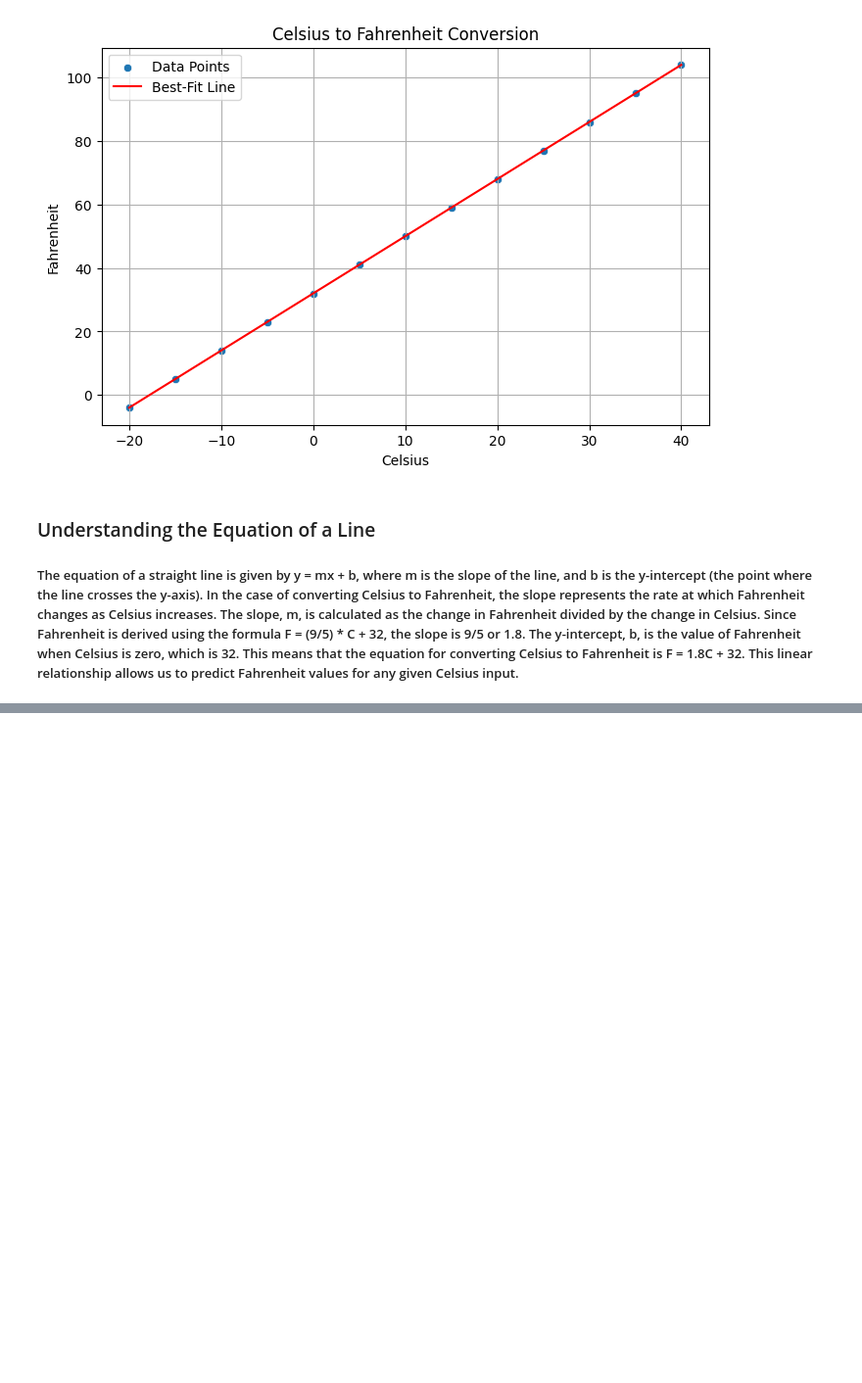
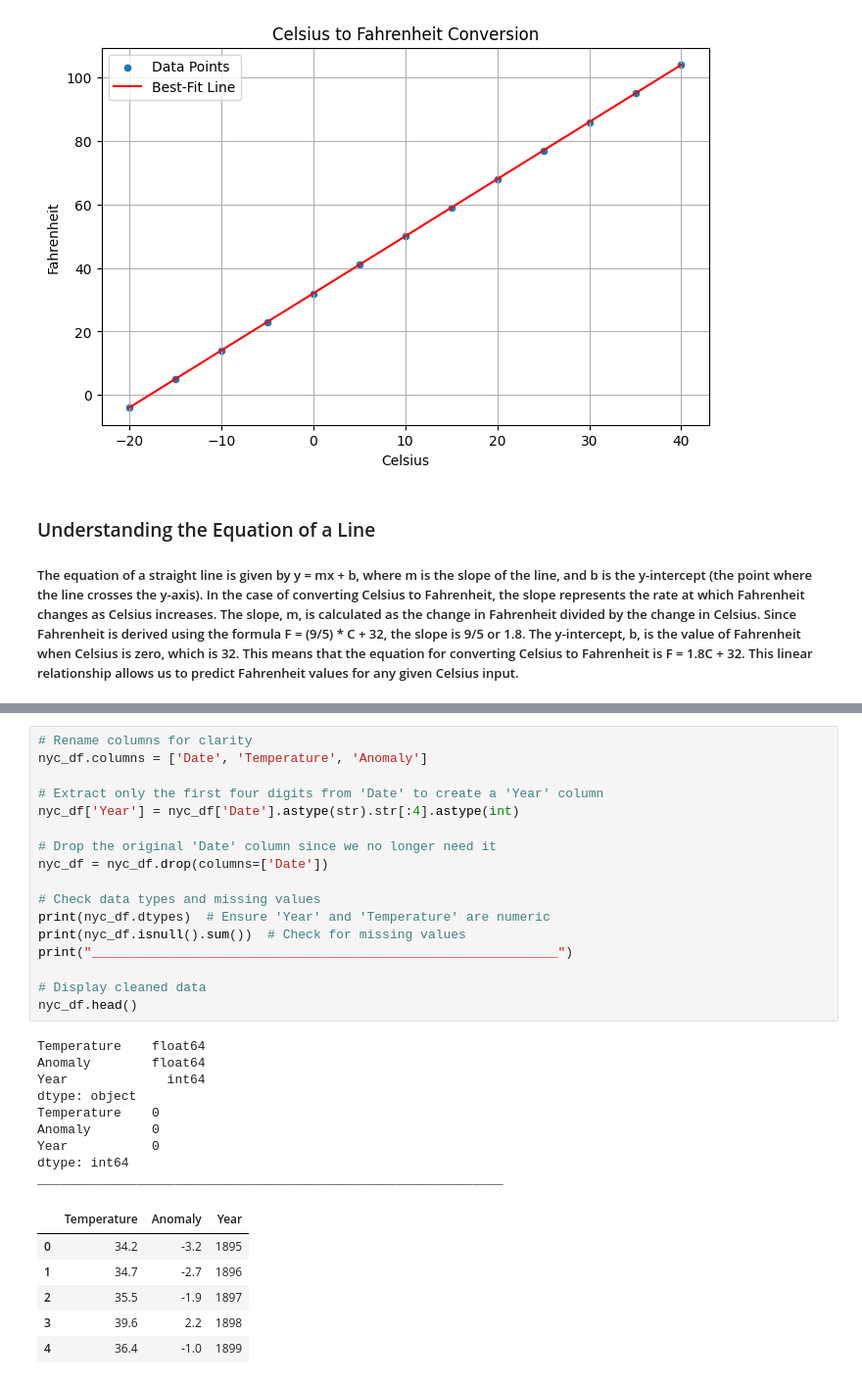
Before and after one commit to Data-Git-Hub/datafun-07-ml, a Jupyter notebook: Data-Git-Hub.ipynb, the cells around one changed output, grey strips where cells are left out. Shown at 98% size. Saved outputs shown, nothing was run; the diff lists cells and outputs as text; blank space fills up the shorter version.

```diff
--- a/Data-Git-Hub.ipynb
+++ b/Data-Git-Hub.ipynb
@@ -70,0 +123,33 @@ plt.show()
+# %%
+# Rename columns for clarity
+nyc_df.columns = ['Date', 'Temperature', 'Anomaly']
+
+# Extract only the first four digits from 'Date' to create a 'Year' column
+nyc_df['Year'] = nyc_df['Date'].astype(str).str[:4].astype(int)
+
+# Drop the original 'Date' column since we no longer need it
+nyc_df = nyc_df.drop(columns=['Date'])
+
+# Check data types and missing values
+print(nyc_df.dtypes)  # Ensure 'Year' and 'Temperature' are numeric
+print(nyc_df.isnull().sum())  # Check for missing values
+print("_____________________________________________________________")
+
+# Display cleaned data
+nyc_df.head()
+# %% [output]
+Temperature    float64
+Anomaly        float64
+Year             int64
+dtype: object
+Temperature    0
+Anomaly        0
+Year           0
+dtype: int64
+_____________________________________________________________
+|  | Temperature | Anomaly | Year |
+| 0 | 34.2 | -3.2 | 1895 |
+| 1 | 34.7 | -2.7 | 1896 |
+| 2 | 35.5 | -1.9 | 1897 |
+| 3 | 39.6 | 2.2 | 1898 |
+| 4 | 36.4 | -1.0 | 1899 |
```
Also changed, not shown: parts of 15 cells of this notebook.
